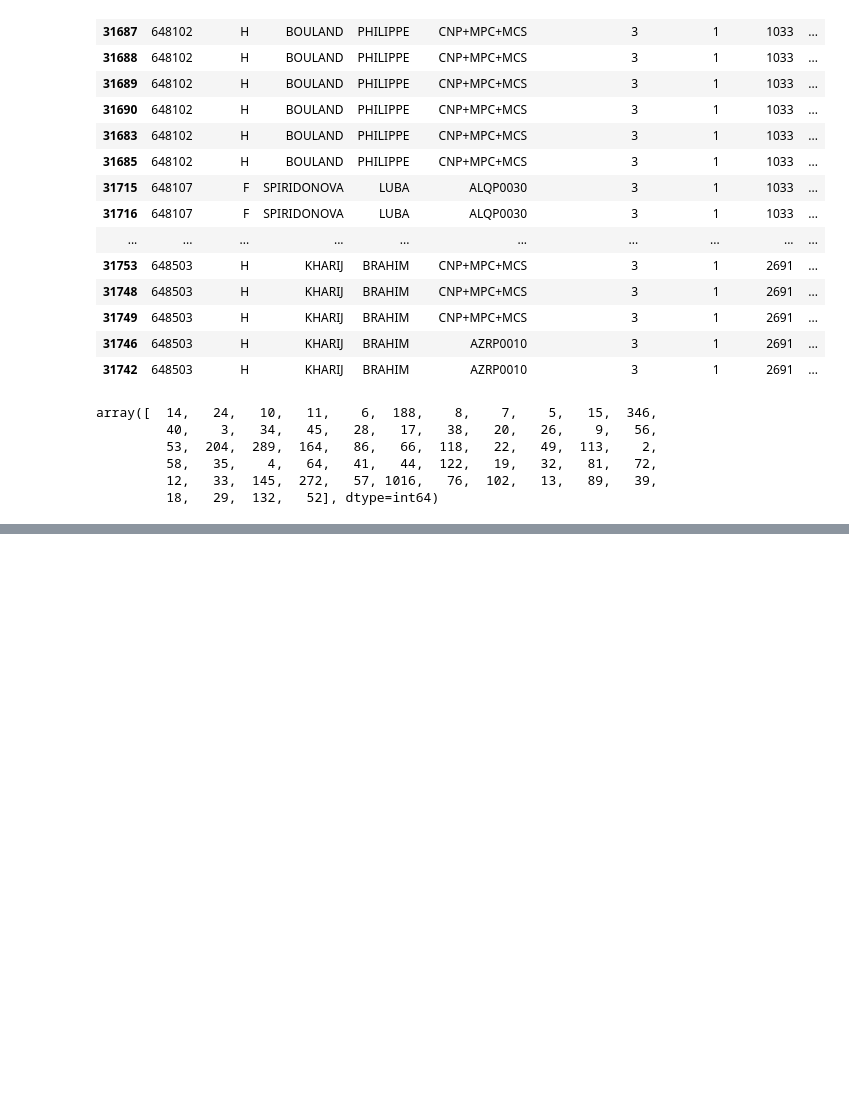
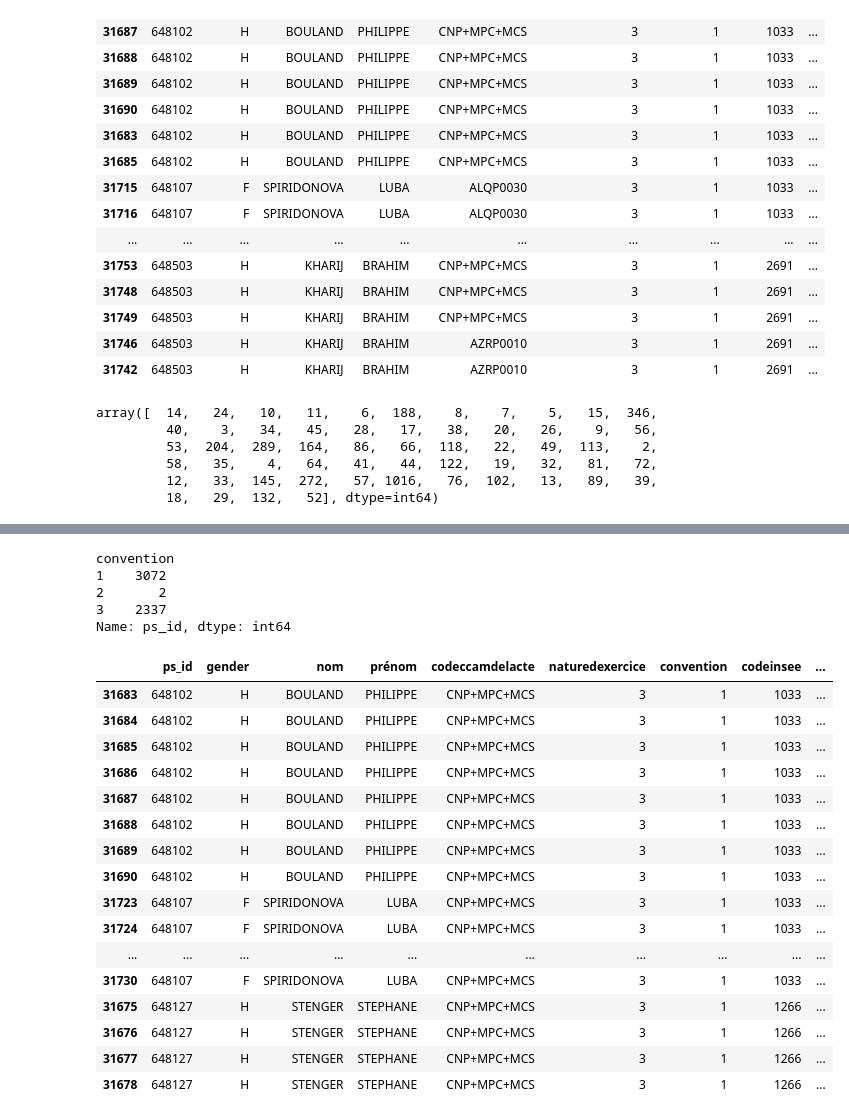
Before and after one commit to cyrilvincent/skema, a Jupyter notebook: depassement/depassement_psy.ipynb, the cells around one changed output, grey strips where cells are left out. Cells and saved outputs as stored; diff of their text form; code cells hidden in the pictures; blank space fills up the shorter version.

```diff
--- a/depassement/depassement_psy.ipynb
+++ b/depassement/depassement_psy.ipynb
@@ -168,0 +187,4 @@ array([  14,   24,   10,   11,    6,  188,    8,    7,    5,   15,  346,
+# %%
+df['NB2_Ftotal'] = df[mask_s2].groupby('c')['ps_id'].transform('nunique')
+df['NB2_Ftotal'] = df['NB2_Ftotal'].max()
+df["NB2_Ftotal"].unique()
@@ -168,0 +193,4 @@ array([  14,   24,   10,   11,    6,  188,    8,    7,    5,   15,  346,
+# %%
+# Pondération
+df['weight'] = df['un'].map({1: 1, 2: 0.5, 3: 0.33, 4: 0.25, 5: 0.2}).fillna(0)
+df
@@ -168,0 +216,5 @@ array([  14,   24,   10,   11,    6,  188,    8,    7,    5,   15,  346,
+# %%
+# Filtrage sur les actes de consultation
+df = df[df['codeccamdelacte'].str.contains("CNP")]
+# 45586
+df
@@ -168,0 +245,3 @@ array([  14,   24,   10,   11,    6,  188,    8,    7,    5,   15,  346,
+# %%
+df = df.sort_values(by='convention')
+df
@@ -168,0 +262,29 @@ array([  14,   24,   10,   11,    6,  188,    8,    7,    5,   15,  346,
+# %%
+df.groupby('convention')["ps_id"].nunique()
+# %% [output]
+convention
+1    3072
+2       2
+3    2337
+Name: ps_id, dtype: int64
+# %%
+df = df.sort_values(by=['b',"convention", "codeccamdelacte", "date_source_id"])
+df.head(20)
+# %% [output]
+|  | ps_id | gender | nom | prénom | codeccamdelacte | naturedexercice | convention | codeinsee | ... |
+| 31683 | 648102 | H | BOULAND | PHILIPPE | CNP+MPC+MCS | 3 | 1 | 1033 | ... |
+| 31684 | 648102 | H | BOULAND | PHILIPPE | CNP+MPC+MCS | 3 | 1 | 1033 | ... |
+| 31685 | 648102 | H | BOULAND | PHILIPPE | CNP+MPC+MCS | 3 | 1 | 1033 | ... |
+| 31686 | 648102 | H | BOULAND | PHILIPPE | CNP+MPC+MCS | 3 | 1 | 1033 | ... |
+| 31687 | 648102 | H | BOULAND | PHILIPPE | CNP+MPC+MCS | 3 | 1 | 1033 | ... |
+| 31688 | 648102 | H | BOULAND | PHILIPPE | CNP+MPC+MCS | 3 | 1 | 1033 | ... |
+| 31689 | 648102 | H | BOULAND | PHILIPPE | CNP+MPC+MCS | 3 | 1 | 1033 | ... |
+| 31690 | 648102 | H | BOULAND | PHILIPPE | CNP+MPC+MCS | 3 | 1 | 1033 | ... |
+| 31723 | 648107 | F | SPIRIDONOVA | LUBA | CNP+MPC+MCS | 3 | 1 | 1033 | ... |
+| 31724 | 648107 | F | SPIRIDONOVA | LUBA | CNP+MPC+MCS | 3 | 1 | 1033 | ... |
+| ... | ... | ... | ... | ... | ... | ... | ... | ... | ... |
+| 31730 | 648107 | F | SPIRIDONOVA | LUBA | CNP+MPC+MCS | 3 | 1 | 1033 | ... |
+| 31675 | 648127 | H | STENGER | STEPHANE | CNP+MPC+MCS | 3 | 1 | 1266 | ... |
+| 31676 | 648127 | H | STENGER | STEPHANE | CNP+MPC+MCS | 3 | 1 | 1266 | ... |
+| 31677 | 648127 | H | STENGER | STEPHANE | CNP+MPC+MCS | 3 | 1 | 1266 | ... |
+| 31678 | 648127 | H | STENGER | STEPHANE | CNP+MPC+MCS | 3 | 1 | 1266 | ... |
```
Also changed, not shown: parts of 27 cells of this notebook, 1 other file.
